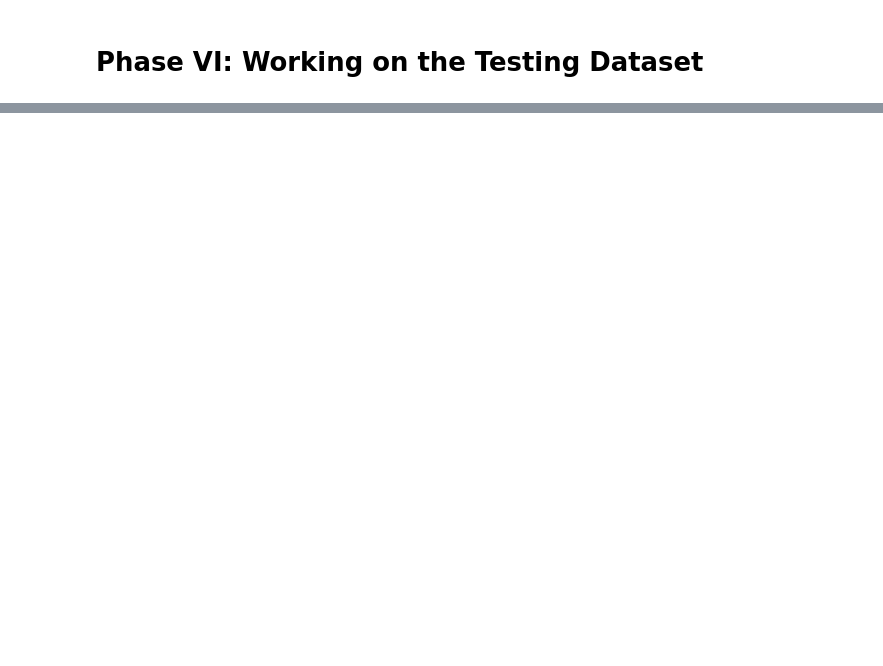
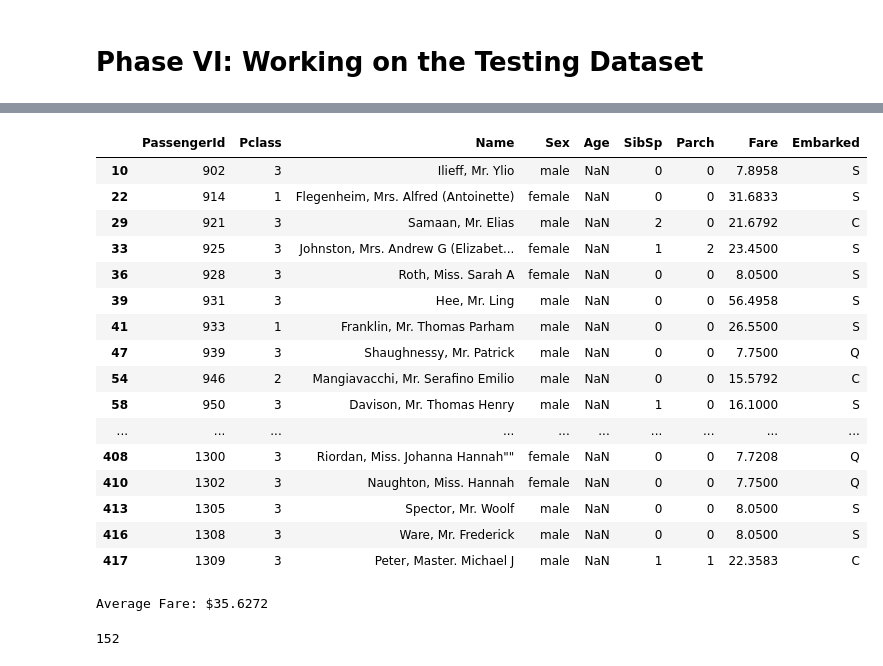
Before and after one commit to kavehzare98/TItanic-Kaggle-Competition, a Jupyter notebook: FINAL_notebook.ipynb, the cells around one changed output, grey strips where cells are left out. Saved outputs shown, nothing was run; the diff lists cells and outputs as text; code cells hidden in the pictures; blank space fills up the shorter version.

Commit message:
cleaned testing data and made predictions
Made predictions using the best performing model: Gradient Boosting Classifier Model

```diff
--- a/FINAL_notebook.ipynb
+++ b/FINAL_notebook.ipynb
@@ -508,4 +511,5 @@ testing_data.head()
 | 3 | 895 | 3 | Wirz, Mr. Albert | male | 27.0 | 0 | 0 | 315154 | 8.6625 | NaN | ... |
 | 4 | 896 | 3 | Hirvonen, Mrs. Alexander (Helga E... | female | 22.0 | 1 | 1 | 3101298 | 12.2875 | NaN | ... |
 # %%
-testing_data.info()
+# Dropping unnecessary features
+testing_data = testing_data.drop(['Cabin', 'Ticket'], axis=1)
@@ -545,0 +535,32 @@ memory usage: 36.1+ KB
+# %%
+testing_data[testing_data['Age'].isnull()]
+# %% [output]
+|  | PassengerId | Pclass | Name | Sex | Age | SibSp | Parch | Fare | Embarked |
+| 10 | 902 | 3 | Ilieff, Mr. Ylio | male | NaN | 0 | 0 | 7.8958 | S |
+| 22 | 914 | 1 | Flegenheim, Mrs. Alfred (Antoinette) | female | NaN | 0 | 0 | 31.6833 | S |
+| 29 | 921 | 3 | Samaan, Mr. Elias | male | NaN | 2 | 0 | 21.6792 | C |
+| 33 | 925 | 3 | Johnston, Mrs. Andrew G (Elizabet... | female | NaN | 1 | 2 | 23.4500 | S |
+| 36 | 928 | 3 | Roth, Miss. Sarah A | female | NaN | 0 | 0 | 8.0500 | S |
+| 39 | 931 | 3 | Hee, Mr. Ling | male | NaN | 0 | 0 | 56.4958 | S |
+| 41 | 933 | 1 | Franklin, Mr. Thomas Parham | male | NaN | 0 | 0 | 26.5500 | S |
+| 47 | 939 | 3 | Shaughnessy, Mr. Patrick | male | NaN | 0 | 0 | 7.7500 | Q |
+| 54 | 946 | 2 | Mangiavacchi, Mr. Serafino Emilio | male | NaN | 0 | 0 | 15.5792 | C |
+| 58 | 950 | 3 | Davison, Mr. Thomas Henry | male | NaN | 1 | 0 | 16.1000 | S |
+| ... | ... | ... | ... | ... | ... | ... | ... | ... | ... |
+| 408 | 1300 | 3 | Riordan, Miss. Johanna Hannah"" | female | NaN | 0 | 0 | 7.7208 | Q |
+| 410 | 1302 | 3 | Naughton, Miss. Hannah | female | NaN | 0 | 0 | 7.7500 | Q |
+| 413 | 1305 | 3 | Spector, Mr. Woolf | male | NaN | 0 | 0 | 8.0500 | S |
+| 416 | 1308 | 3 | Ware, Mr. Frederick | male | NaN | 0 | 0 | 8.0500 | S |
+| 417 | 1309 | 3 | Peter, Master. Michael J | male | NaN | 1 | 1 | 22.3583 | C |
+# %%
+# Let's fill in the missing `Fare` with the average fare
+
+average_fare = round(testing_data['Fare'].mean(), 4)
+print(f"Average Fare: ${average_fare}")
+# %% [output]
+Average Fare: $35.6272
+# %%
+missing_fare_index = testing_data[testing_data['Fare'].isnull()].index[0]
+print(missing_fare_index)
+# %% [output]
+152
```
Also changed, not shown: parts of 27 cells of this notebook, 6 other files.
